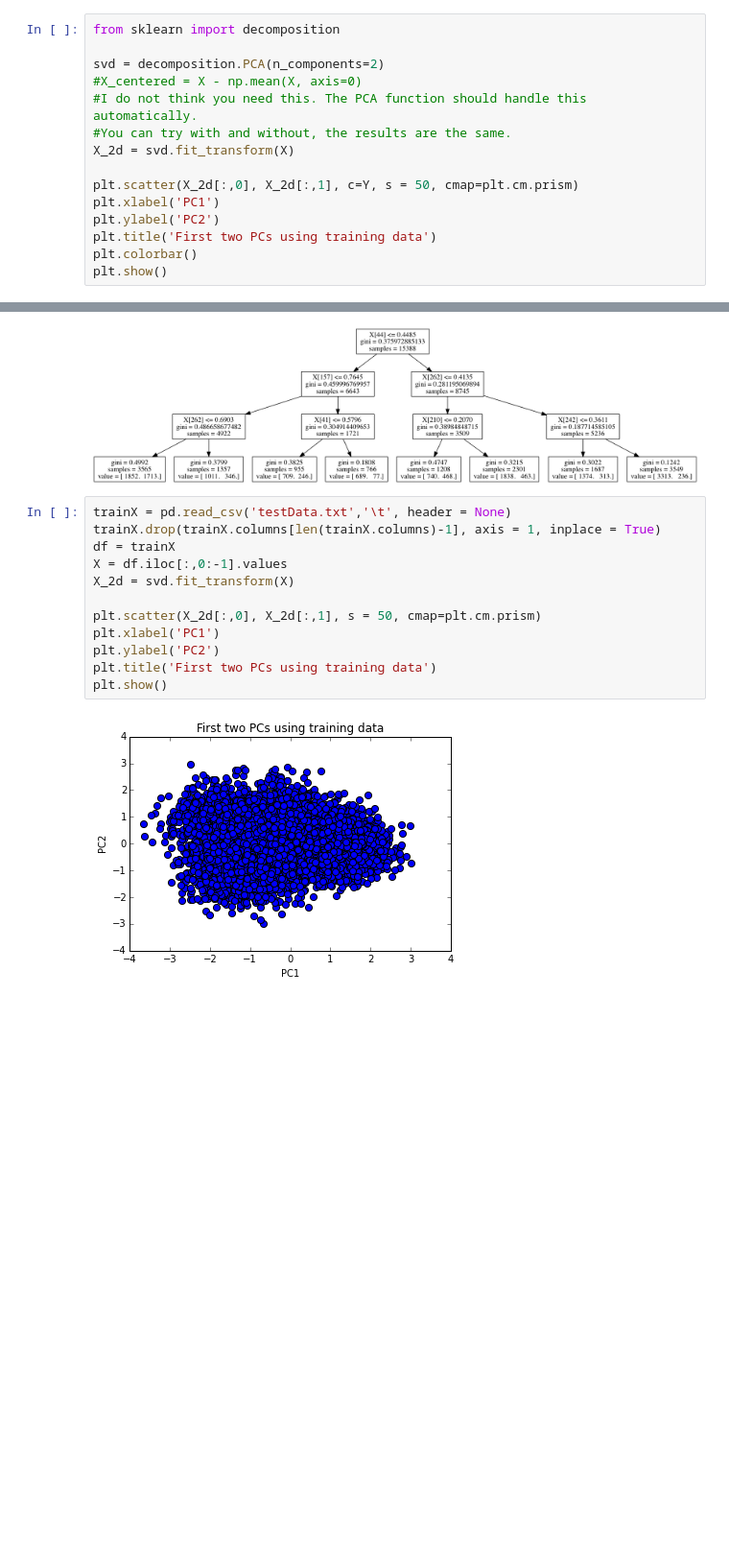
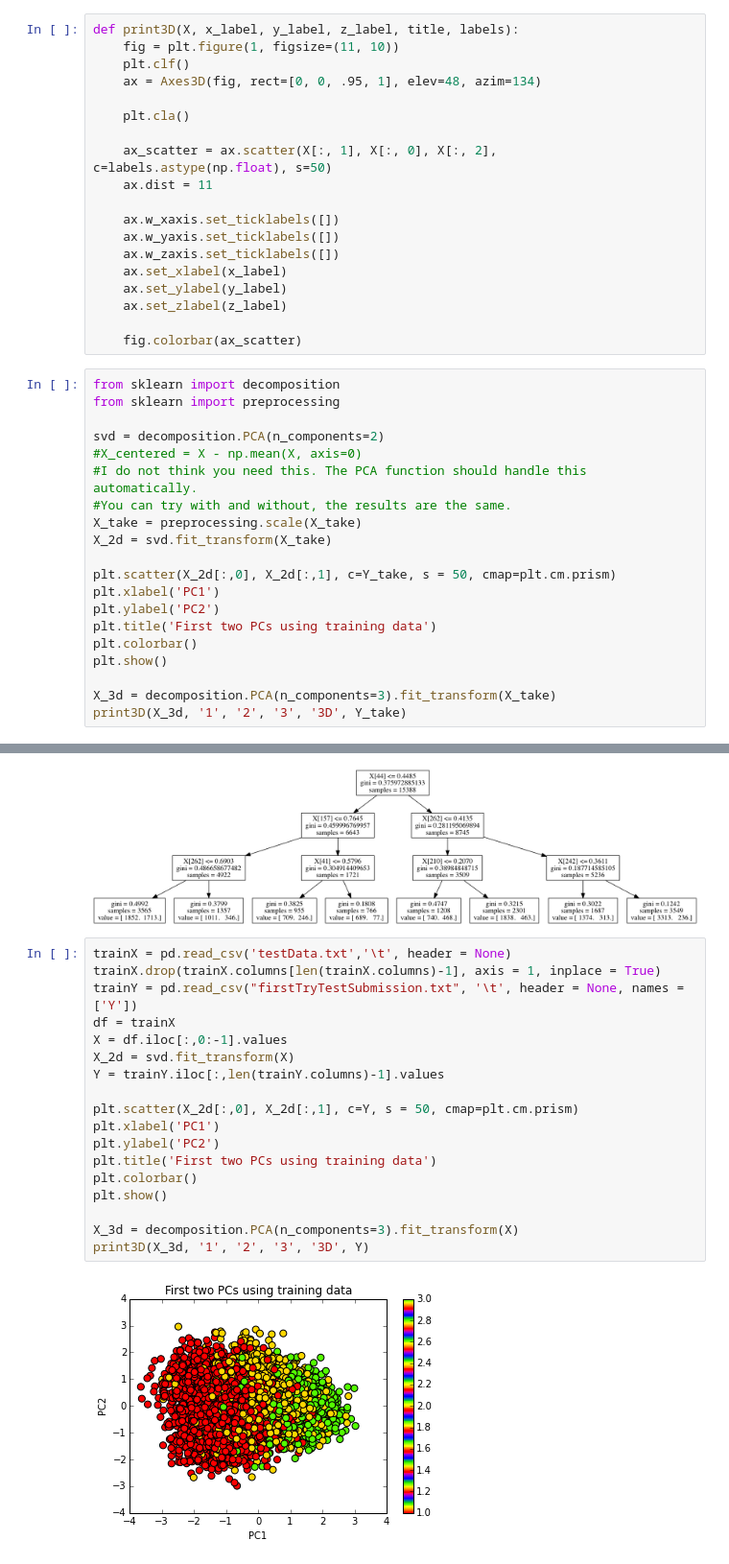
Before and after one commit to bin09122015/HW5, a Jupyter notebook: Visualization-v2.ipynb, the cells around one changed output, grey strips where cells are left out. Shown at 96% size. Drawn from its saved outputs; the diff is of its cells as text; blank space fills up the shorter version.

```diff
--- a/Visualization-v2.ipynb
+++ b/Visualization-v2.ipynb
@@ -25,16 +109,40 @@ Y = df['Y'].values
+# %%
+def print3D(X, x_label, y_label, z_label, title, labels):
+    fig = plt.figure(1, figsize=(11, 10))
+    plt.clf()
+    ax = Axes3D(fig, rect=[0, 0, .95, 1], elev=48, azim=134)
+
+    plt.cla()
+
+    ax_scatter = ax.scatter(X[:, 1], X[:, 0], X[:, 2], c=labels.astype(np.float), s=50)
+    ax.dist = 11
+
+    ax.w_xaxis.set_ticklabels([])
+    ax.w_yaxis.set_ticklabels([])
+    ax.w_zaxis.set_ticklabels([])
+    ax.set_xlabel(x_label)
+    ax.set_ylabel(y_label)
+    ax.set_zlabel(z_label)
+
+    fig.colorbar(ax_scatter)
 # %%
 from sklearn import decomposition
+from sklearn import preprocessing
 
 svd = decomposition.PCA(n_components=2)
 #X_centered = X - np.mean(X, axis=0)
 #I do not think you need this. The PCA function should handle this automatically.
 #You can try with and without, the results are the same.
-X_2d = svd.fit_transform(X)
+X_take = preprocessing.scale(X_take)
+X_2d = svd.fit_transform(X_take)
 
-plt.scatter(X_2d[:,0], X_2d[:,1], c=Y, s = 50, cmap=plt.cm.prism)
+plt.scatter(X_2d[:,0], X_2d[:,1], c=Y_take, s = 50, cmap=plt.cm.prism)
 plt.xlabel('PC1')
 plt.ylabel('PC2')
 plt.title('First two PCs using training data')
 plt.colorbar()
 plt.show()
+
+X_3d = decomposition.PCA(n_components=3).fit_transform(X_take)
+print3D(X_3d, '1', '2', '3', '3D', Y_take)
 # %% [output]
@@ -225,14 +334,20 @@ cross_val_score(clf, X, Y3, cv=10)
 # %%
 trainX = pd.read_csv('testData.txt','\t', header = None)
 trainX.drop(trainX.columns[len(trainX.columns)-1], axis = 1, inplace = True)
+trainY = pd.read_csv("firstTryTestSubmission.txt", '\t', header = None, names = ['Y'])
 df = trainX
 X = df.iloc[:,0:-1].values
 X_2d = svd.fit_transform(X)
+Y = trainY.iloc[:,len(trainY.columns)-1].values
 
-plt.scatter(X_2d[:,0], X_2d[:,1], s = 50, cmap=plt.cm.prism)
+plt.scatter(X_2d[:,0], X_2d[:,1], c=Y, s = 50, cmap=plt.cm.prism)
 plt.xlabel('PC1')
 plt.ylabel('PC2')
 plt.title('First two PCs using training data')
+plt.colorbar()
 plt.show()
+
+X_3d = decomposition.PCA(n_components=3).fit_transform(X)
+print3D(X_3d, '1', '2', '3', '3D', Y)
 # %% [output]
-[figure, old version]
+[figure, new version]
```
Also changed, not shown: parts of 5 cells of this notebook, 1 other file.
